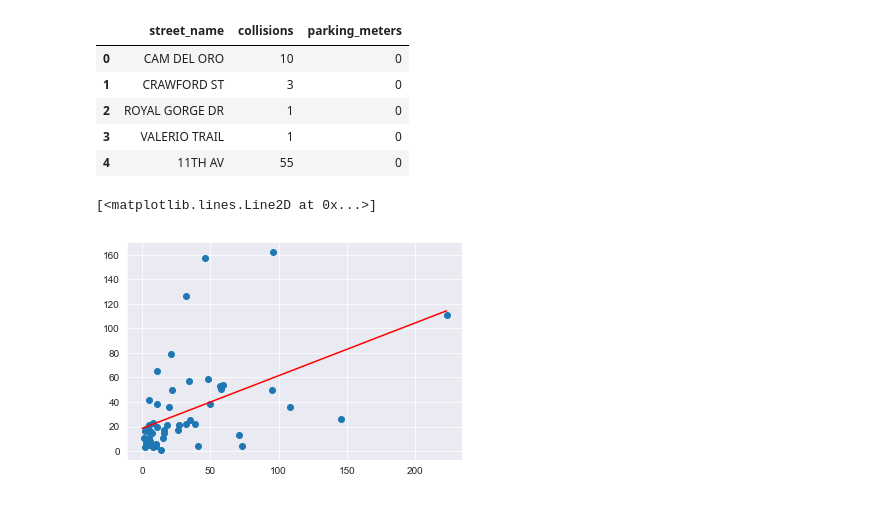
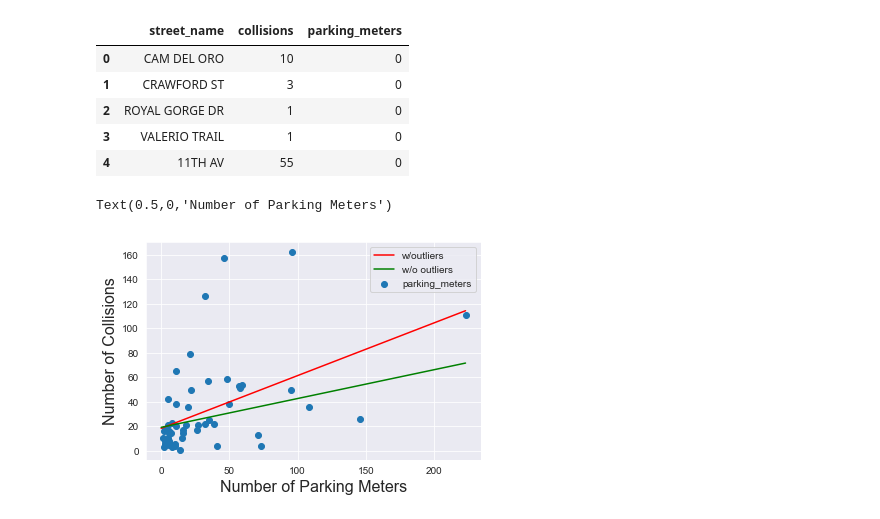
Before and after one commit to rileyfroehlich/COGS-108-Final-Project, a Jupyter notebook: Final_Project.ipynb, the cells around one changed output. Drawn from its saved outputs; the diff is of its cells as text; code cells hidden in the pictures.

```diff
--- a/Final_Project.ipynb
+++ b/Final_Project.ipynb
@@ -456,13 +458,31 @@ df_pmcollisions[0:5]
 # %%
 df_pmcollisions_small = df_pmcollisions[df_pmcollisions.parking_meters != 0]
 plt.scatter(df_pmcollisions_small['collisions'], df_pmcollisions_small['parking_meters'])
-# best fit line over scatter plot
+
+# best fit line over scatter plot including outliers
 a, b = np.polyfit(df_pmcollisions_small['collisions'], df_pmcollisions_small['parking_meters'], 1)
 # start and end for line
 in_oci = np.arange(0, max(df_pmcollisions_small['collisions']) + 1)
 # apply prediction formula for best fit
 pred_oci = a * in_oci + b
-plt.plot(in_oci, pred_oci, color = "red")
+plt.plot(in_oci, pred_oci, color = "red", label='w/outliers')
+
+# copy of the dataframe from which we will remove outliers
+df_pmcollisions_small_no_outliers = df_pmcollisions_small
+# best fit line over scatter plot with outliers removed
+df_pmcollisions_small_no_outliers = df_pmcollisions_small_no_outliers[(np.abs(stats.zscore(df_pmcollisions_small_no_outliers['collisions'])) < 3)]
+df_pmcollisions_small_no_outliers = df_pmcollisions_small_no_outliers[(np.abs(stats.zscore(df_pmcollisions_small_no_outliers['parking_meters'])) < 3)]
+a, b = np.polyfit(df_pmcollisions_small_no_outliers['collisions'], df_pmcollisions_small_no_outliers['parking_meters'], 1)
+# start and end for line
+in_oci = np.arange(0, max(df_pmcollisions_small['collisions']) + 1)
+# apply prediction formula for best fit
+pred_oci = a * in_oci + b
+plt.plot(in_oci, pred_oci, color = "green", label='w/o outliers')
+
+plt.legend(loc='upper right')
+
+plt.ylabel("Number of Collisions", fontsize = 16)
+plt.xlabel("Number of Parking Meters", fontsize = 16)
 # %% [output]
-[<matplotlib.lines.Line2D at 0x...>]
+Text(0.5,0,'Number of Parking Meters')
-[figure, old version]
+[figure, new version]
```
Also changed, not shown: parts of 4 cells of this notebook.
